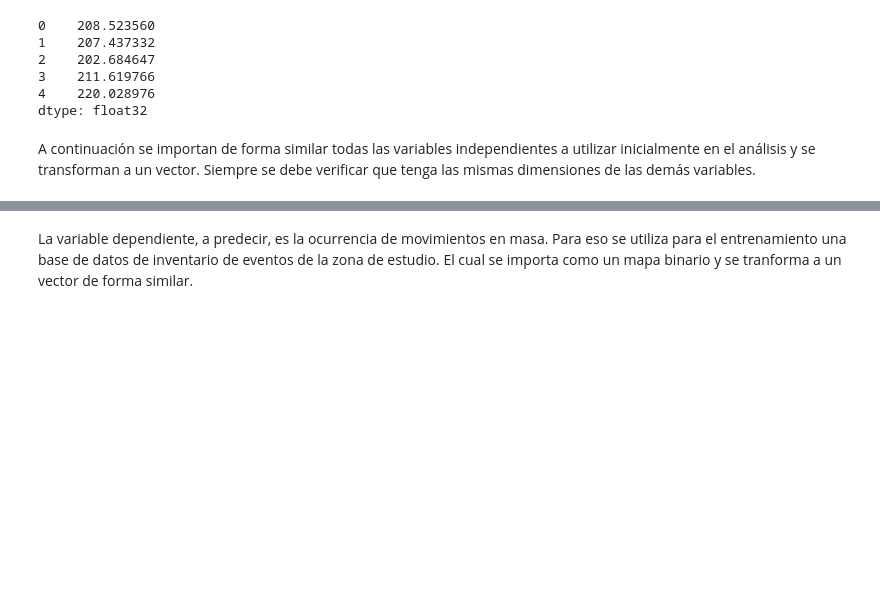
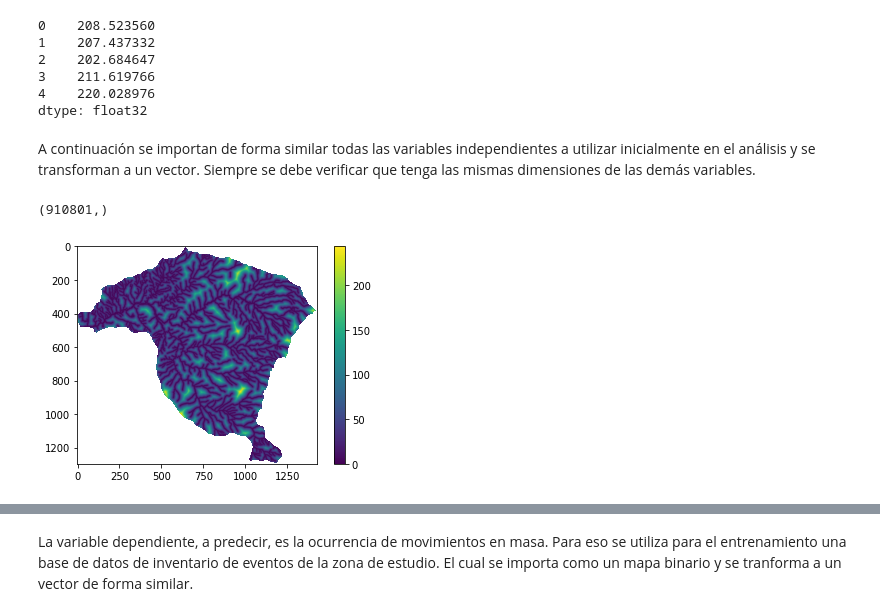
Before and after one commit to edieraristizabal/MachineLearning, a Jupyter notebook: NOTEBOOKS/03_DataFrame.ipynb, the cells around one changed output, grey strips where cells are left out. Drawn from its saved outputs; the diff is of its cells as text; code cells hidden in the pictures; blank space fills up the shorter version.

```diff
--- a/NOTEBOOKS/03_DataFrame.ipynb
+++ b/NOTEBOOKS/03_DataFrame.ipynb
@@ -291,13 +354,16 @@ dtype: float32
 # %% [markdown]
 A continuación se importan de forma similar todas las variables independientes a utilizar inicialmente en el análisis y se transforman a un vector. Siempre se debe verificar que tenga las mismas dimensiones de las demás variables.
 # %%
-file = gdal.Open(ruta+'\Buffer_Drenajes.tif')
+file = gdal.Open('/content/drive/MyDrive/CATEDRA/MACHINE LEARNING/datos/la_miel/Buffer_Drenajes.tif')
 raster = file.GetRasterBand(1)
 drenajes = raster.ReadAsArray()
 drenajes=np.where(drenajes==-999,np.nan,drenajes)
 plt.imshow(drenajes)
 plt.colorbar();
 drenajes_vector=drenajes.ravel()
 drenajes_vector_MenM=drenajes_vector[~np.isnan(drenajes_vector)]
 drenajes_vector_MenM.shape
+# %% [output]
+(910801,)
+[figure, added]
 # %%
```
Also changed, not shown: parts of 32 cells of this notebook, 2 other files.
